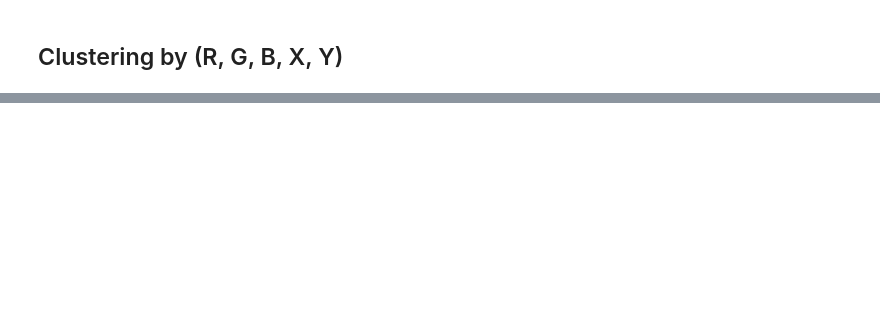
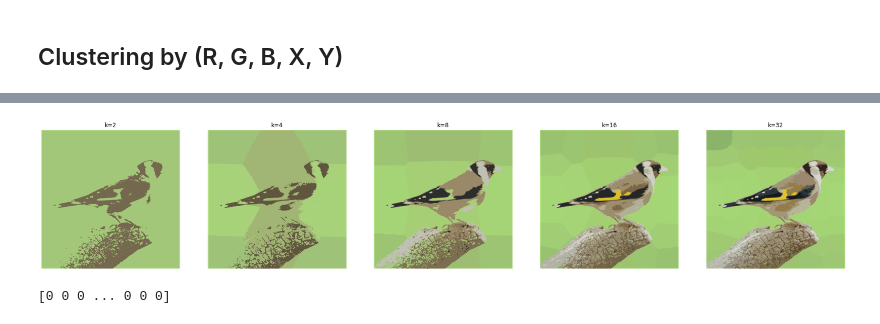
Before and after one commit to qa276390/DLCV-NTU-2020-FALL-HW1, a Jupyter notebook: kmeans_color.ipynb, the cells around one changed output, grey strips where cells are left out. Saved outputs shown, nothing was run; the diff lists cells and outputs as text; code cells hidden in the pictures; blank space fills up the shorter version.

```diff
--- a/kmeans_color.ipynb
+++ b/kmeans_color.ipynb
@@ -112,0 +103,14 @@ plt.show()
+# %%
+sample_img = imread('material/bird.jpg')
+plt.imshow(sample_img)
+w,h,_ = sample_img.shape
+sample_img_xy = np.zeros((w, h, 5))
+sample_img_xy[:, :, :3] = sample_img / np.max(sample_img)
+
+sample_img_xy[:, :, 3] = (w - np.abs(np.ones((w, h))*np.expand_dims(np.array(range(0, w, 1)), axis=0) - \
+                          np.ones((w, h))*np.expand_dims(np.array(range(w, 0, -1)), axis=0))) / w / 2
+
+sample_img_xy[:, :, 4] = (h - np.abs(np.ones((w, h))*np.expand_dims(np.array(range(0, h, 1)), axis=1) - \
+                           np.ones((w, h))*np.expand_dims(np.array(range(h, 0 , -1)), axis=1))) / h / 2
+
+sample_img_xy_flat = sample_img_xy.reshape(w*h,5)
@@ -112,0 +119,32 @@ plt.show()
+# %%
+fig, axs = plt.subplots(rows, columns,figsize=(30, 30))
+for i in tqdm(range(columns*rows)):
+
+    n_colors = n_colors_list[i]
+
+    kmeans = KMeans(n_clusters=n_colors, random_state=0).fit(sample_img_xy_flat)
+
+    # find out which cluster each pixel belongs to.
+    labels = kmeans.predict(sample_img_xy_flat)
+
+    # the cluster centroids is our color palette
+    identified_palette = np.array(kmeans.cluster_centers_) # astype
+
+    # recolor the entire image
+    recolored_img = np.copy(sample_img_xy_flat[:, :3])
+    for index in range(len(recolored_img)):
+        recolored_img[index] = identified_palette[labels[index]][:3]
+
+    # reshape for display
+    recolored_img = recolored_img.reshape(w,h,3)
+    axs[i].set_title('k='+ str(n_colors))
+    #axs[i].imshow(recolored_img.astype(int))
+    axs[i].imshow(recolored_img)
+    axs[i].axis('off')
+plt.show()
+# %% [output]
+[figure, added]
+# %%
+print(labels)
+# %% [output]
+[0 0 0 ... 0 0 0]
```
Also changed, not shown: parts of 6 cells of this notebook, 1 other file.
